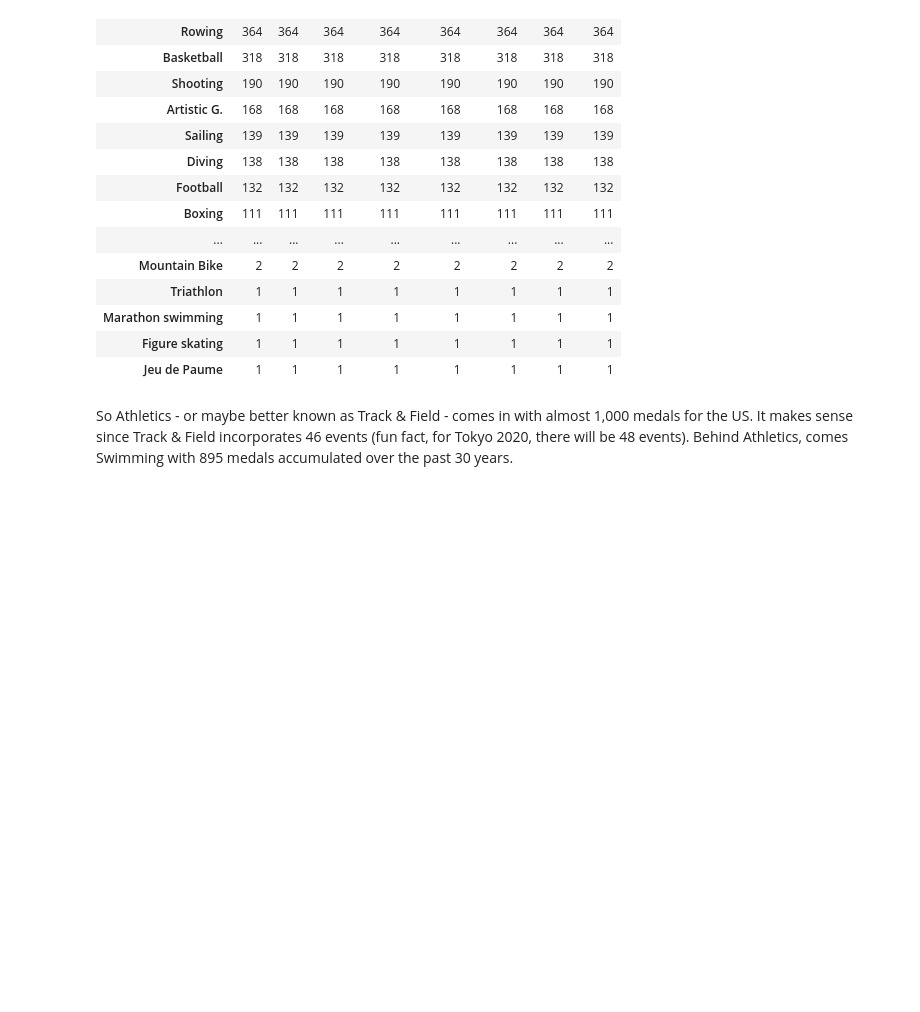
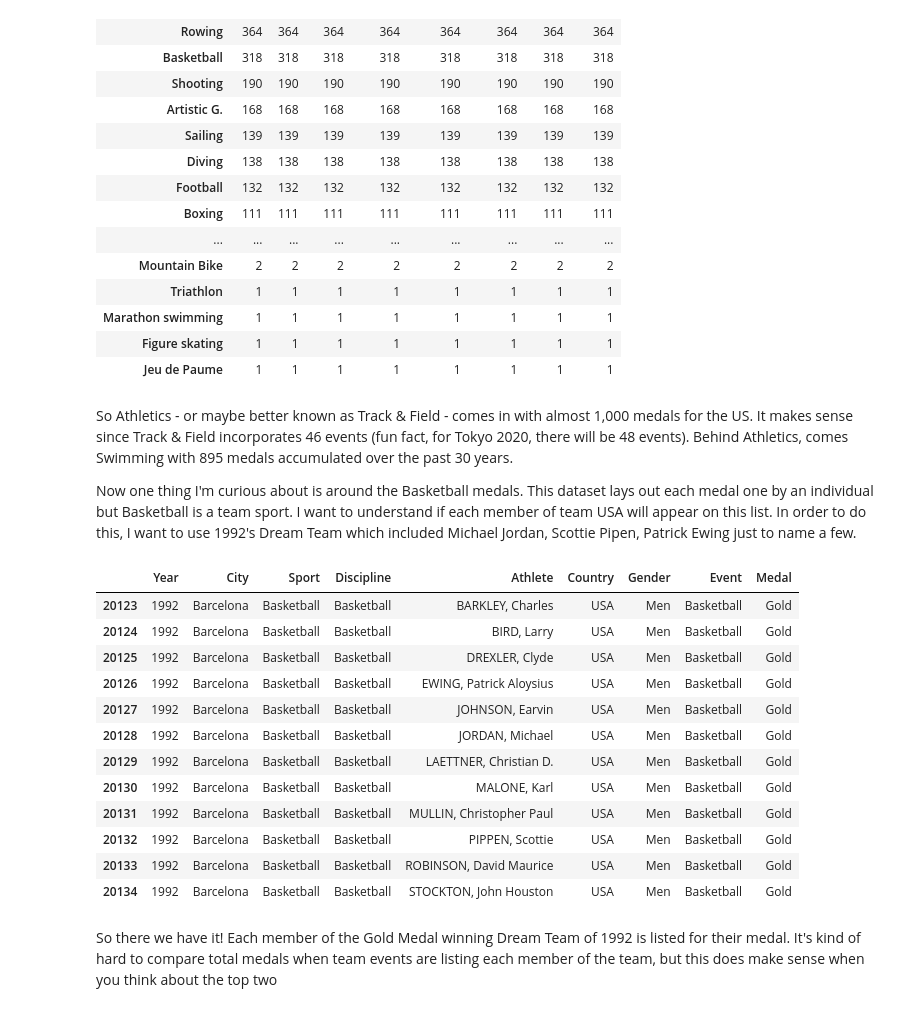
Before and after one commit to mcerow/summer_olympics, a Jupyter notebook: Summer_Olympics.ipynb, the cells around one changed output. Saved outputs shown, nothing was run; the diff lists cells and outputs as text; code cells hidden in the pictures; blank space fills up the shorter version.

Commit message:
added Dream Team analysis

```diff
--- a/Summer_Olympics.ipynb
+++ b/Summer_Olympics.ipynb
@@ -209,3 +209,24 @@ us_data.groupby('Discipline').count().sort_values('Medal', ascending = False)
 | Jeu de Paume | 1 | 1 | 1 | 1 | 1 | 1 | 1 | 1 |
 # %% [markdown]
 So Athletics - or maybe better known as Track & Field - comes in with almost 1,000 medals for the US. It makes sense since Track & Field incorporates 46 events (fun fact, for Tokyo 2020, there will be 48 events). Behind Athletics, comes Swimming with 895 medals accumulated over the past 30 years.
+
+Now one thing I'm curious about is around the Basketball medals. This dataset lays out each medal one by an individual but Basketball is a team sport. I want to understand if each member of team USA will appear on this list. In order to do this, I want to use 1992's Dream Team which included Michael Jordan, Scottie Pipen, Patrick Ewing just to name a few.
+# %%
+dream_team = us_data[(us_data["Discipline"]=="Basketball") & (us_data["Year"]==1992) & (us_data["Gender"]=='Men')]
+dream_team
+# %% [output]
+|  | Year | City | Sport | Discipline | Athlete | Country | Gender | Event | Medal |
+| 20123 | 1992 | Barcelona | Basketball | Basketball | BARKLEY, Charles | USA | Men | Basketball | Gold |
+| 20124 | 1992 | Barcelona | Basketball | Basketball | BIRD, Larry | USA | Men | Basketball | Gold |
+| 20125 | 1992 | Barcelona | Basketball | Basketball | DREXLER, Clyde | USA | Men | Basketball | Gold |
+| 20126 | 1992 | Barcelona | Basketball | Basketball | EWING, Patrick Aloysius | USA | Men | Basketball | Gold |
+| 20127 | 1992 | Barcelona | Basketball | Basketball | JOHNSON, Earvin | USA | Men | Basketball | Gold |
+| 20128 | 1992 | Barcelona | Basketball | Basketball | JORDAN, Michael | USA | Men | Basketball | Gold |
+| 20129 | 1992 | Barcelona | Basketball | Basketball | LAETTNER, Christian D. | USA | Men | Basketball | Gold |
+| 20130 | 1992 | Barcelona | Basketball | Basketball | MALONE, Karl | USA | Men | Basketball | Gold |
+| 20131 | 1992 | Barcelona | Basketball | Basketball | MULLIN, Christopher Paul | USA | Men | Basketball | Gold |
+| 20132 | 1992 | Barcelona | Basketball | Basketball | PIPPEN, Scottie | USA | Men | Basketball | Gold |
+| 20133 | 1992 | Barcelona | Basketball | Basketball | ROBINSON, David Maurice | USA | Men | Basketball | Gold |
+| 20134 | 1992 | Barcelona | Basketball | Basketball | STOCKTON, John Houston | USA | Men | Basketball | Gold |
+# %% [markdown]
+So there we have it! Each member of the Gold Medal winning Dream Team of 1992 is listed for their medal. It's kind of hard to compare total medals when team events are listing each member of the team, but this does make sense when you think about the top two
```
Also changed, not shown: 3 other files.
